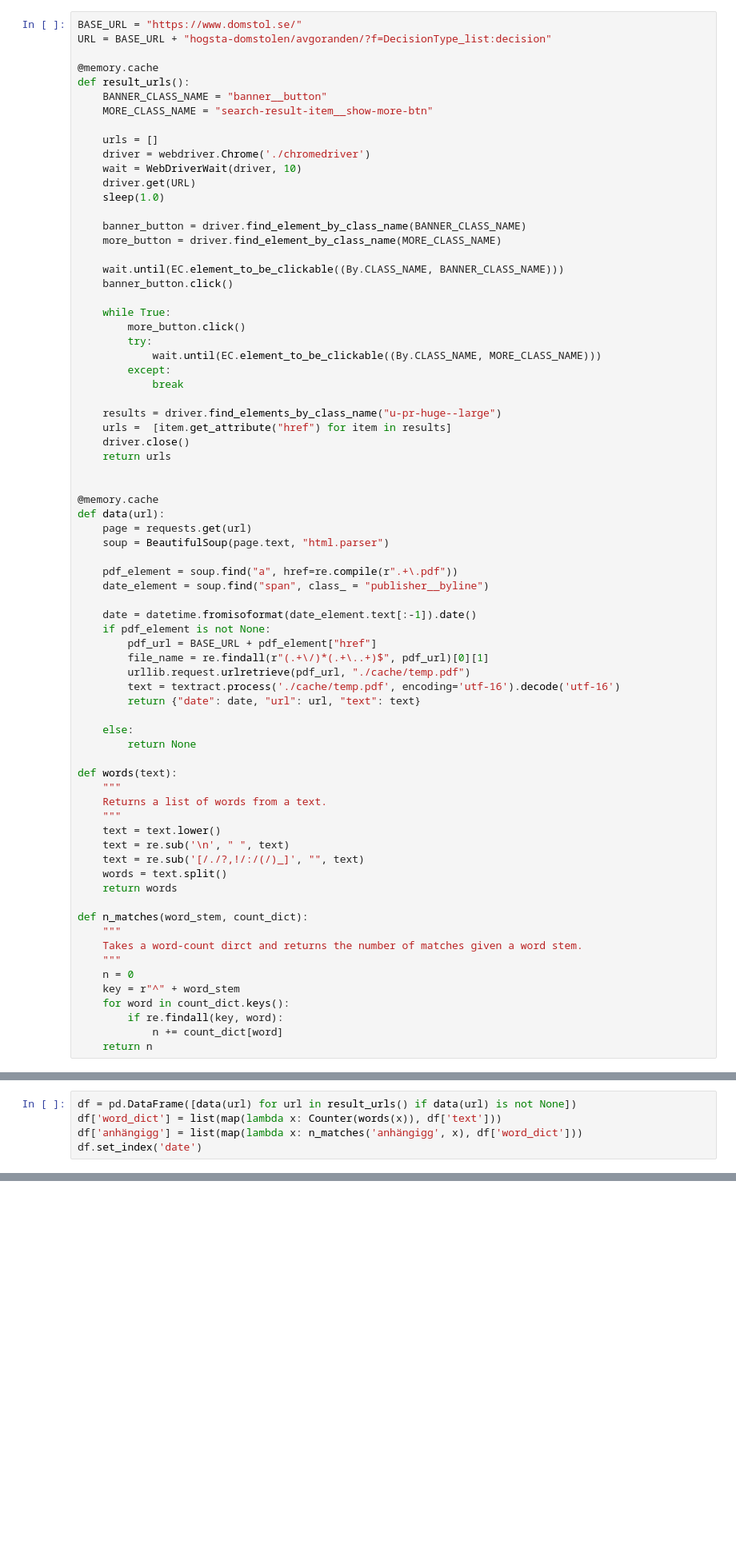
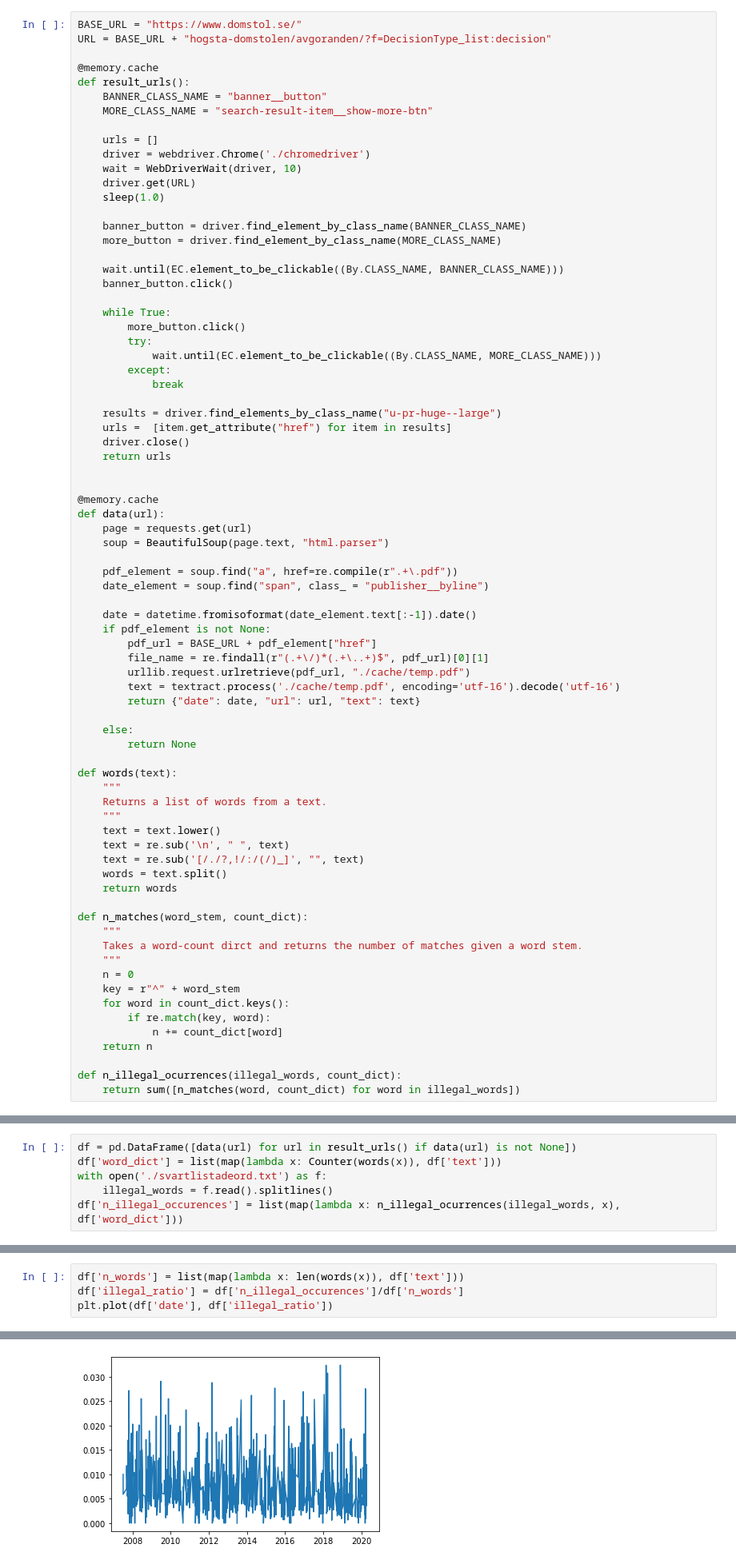
Before and after one commit to karvla/lawlingo, a Jupyter notebook: lawlingo.ipynb, the cells around one changed output, grey strips where cells are left out. Shown: that part at 80% size. Cells and saved outputs as stored; diff of their text form; blank space fills up the shorter version.

```diff
--- a/lawlingo.ipynb
+++ b/lawlingo.ipynb
@@ -89,6 +90,9 @@ def n_matches(word_stem, count_dict):
     n = 0
     key = r"^" + word_stem
     for word in count_dict.keys():
-        if re.findall(key, word):
+        if re.match(key, word):
             n += count_dict[word]
     return n
+
+def n_illegal_ocurrences(illegal_words, count_dict):
+    return sum([n_matches(word, count_dict) for word in illegal_words])
@@ -95,5 +102,6 @@ def n_matches(word_stem, count_dict):
 # %%
 df = pd.DataFrame([data(url) for url in result_urls() if data(url) is not None])
 df['word_dict'] = list(map(lambda x: Counter(words(x)), df['text']))
-df['anhängigg'] = list(map(lambda x: n_matches('anhängigg', x), df['word_dict']))
-df.set_index('date')
+with open('./svartlistadeord.txt') as f:
+    illegal_words = f.read().splitlines()
+df['n_illegal_occurences'] = list(map(lambda x: n_illegal_ocurrences(illegal_words, x), df['word_dict']))
@@ -114,0 +108,5 @@ df.set_index('date')
+# %%
+df['n_words'] = list(map(lambda x: len(words(x)), df['text']))
+df['illegal_ratio'] = df['n_illegal_occurences']/df['n_words']
+plt.plot(df['date'], df['illegal_ratio'])
+# %% [output]
@@ -114,0 +114 @@ df.set_index('date')
+[figure, added]
```
Also changed, not shown: parts of 6 cells of this notebook.
